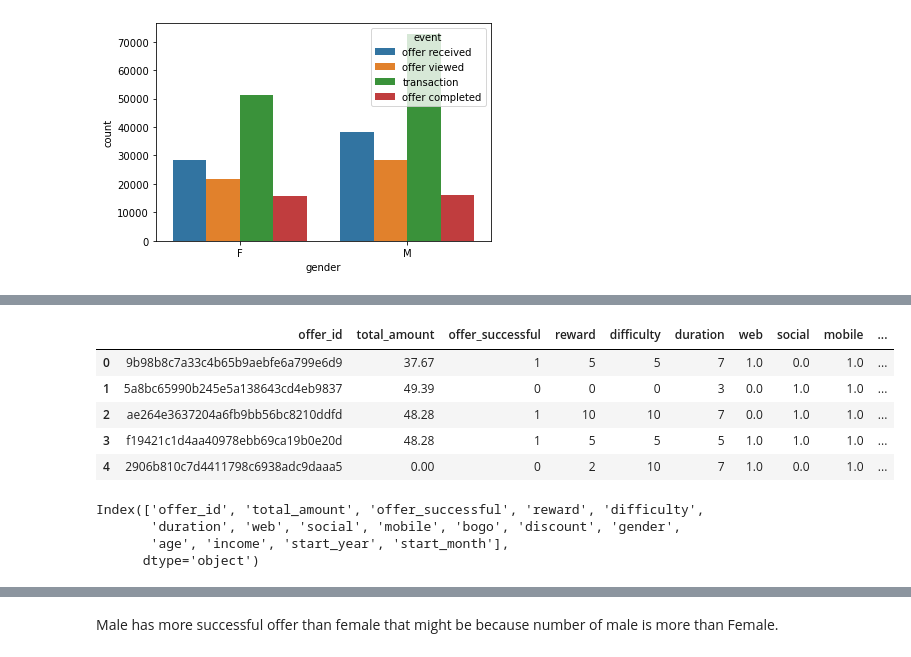
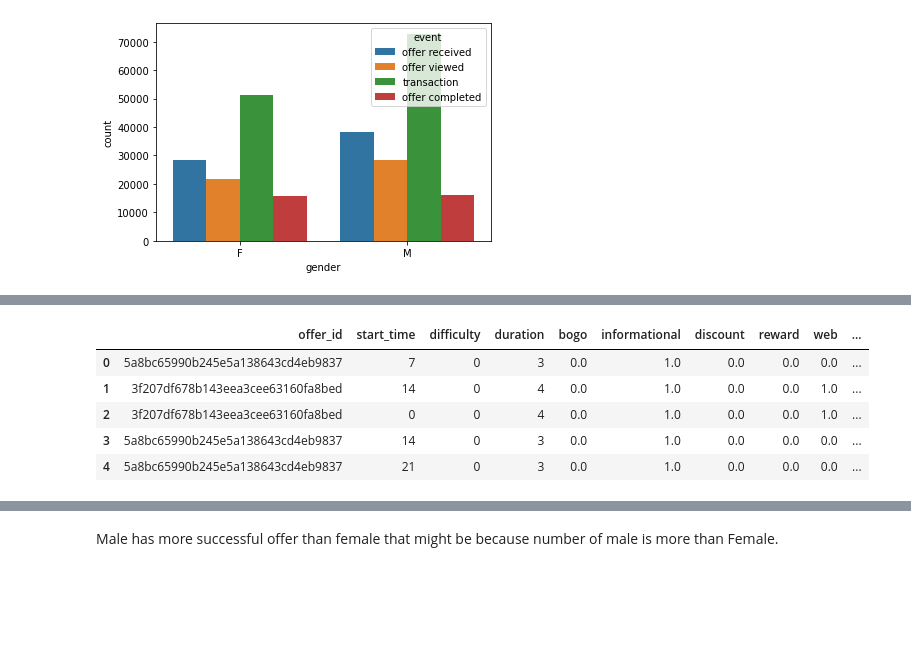
Before and after one commit to N-oti/DS-P4, a Jupyter notebook: Starbucks_Capstone_notebook.ipynb, the cells around one changed output, grey strips where cells are left out. Cells and saved outputs as stored; diff of their text form; code cells hidden in the pictures; blank space fills up the shorter version.

```diff
--- a/Starbucks_Capstone_notebook.ipynb
+++ b/Starbucks_Capstone_notebook.ipynb
@@ -999,3 +1029,0 @@ master_data.to_csv('master_data.csv',index=False)
-# %%
-#read the file this can be commit
-master_data=pd.read_csv('master_data.csv')
@@ -1001,0 +1035,3 @@ master_data=pd.read_csv('master_data.csv')
+# %%
+#create dataframe for bogo and discount
+master_data_other=master_data[master_data.informational != 1 ]
@@ -1001,0 +1204,3 @@ master_data=pd.read_csv('master_data.csv')
+# %%
+#create dataframe for informational offers
+master_data_info=master_data[master_data.informational == 1]
@@ -1001,0 +1298,3 @@ master_data=pd.read_csv('master_data.csv')
+# %%
+#let's combine master_data_info & master_data_other into one dataset
+master_data=pd.concat([customer_offers_info,customer_offers_other])
@@ -1021,26 +1324,13 @@ dtypes: float64(11), int64(7), object(3)
 memory usage: 10.7+ MB
 # %%
-#order column in master_data
-col_order=['offer_id','total_amount']
-col_order.extend([elem for elem in master_data.columns if elem not in col_order])
-
-mater_data=master_data[col_order]
-
 #drop un-necessary columns
-master_data=master_data.drop(columns=['time','member_id','email','informational','became_member_on'])
+master_data=master_data.drop(columns=['customer_id',])
 #check the master_data
 master_data.head()
 # %% [output]
-|  | offer_id | total_amount | offer_successful | reward | difficulty | duration | web | social | mobile | ... |
-| 0 | 9b98b8c7a33c4b65b9aebfe6a799e6d9 | 37.67 | 1 | 5 | 5 | 7 | 1.0 | 0.0 | 1.0 | ... |
-| 1 | 5a8bc65990b245e5a138643cd4eb9837 | 49.39 | 0 | 0 | 0 | 3 | 0.0 | 1.0 | 1.0 | ... |
-| 2 | ae264e3637204a6fb9bb56bc8210ddfd | 48.28 | 1 | 10 | 10 | 7 | 0.0 | 1.0 | 1.0 | ... |
-| 3 | f19421c1d4aa40978ebb69ca19b0e20d | 48.28 | 1 | 5 | 5 | 5 | 1.0 | 1.0 | 1.0 | ... |
-| 4 | 2906b810c7d4411798c6938adc9daaa5 | 0.00 | 0 | 2 | 10 | 7 | 1.0 | 0.0 | 1.0 | ... |
+|  | offer_id | start_time | difficulty | duration | bogo | informational | discount | reward | web | ... |
+| 0 | 5a8bc65990b245e5a138643cd4eb9837 | 7 | 0 | 3 | 0.0 | 1.0 | 0.0 | 0.0 | 0.0 | ... |
+| 1 | 3f207df678b143eea3cee63160fa8bed | 14 | 0 | 4 | 0.0 | 1.0 | 0.0 | 0.0 | 1.0 | ... |
+| 2 | 3f207df678b143eea3cee63160fa8bed | 0 | 0 | 4 | 0.0 | 1.0 | 0.0 | 0.0 | 1.0 | ... |
+| 3 | 5a8bc65990b245e5a138643cd4eb9837 | 14 | 0 | 3 | 0.0 | 1.0 | 0.0 | 0.0 | 0.0 | ... |
+| 4 | 5a8bc65990b245e5a138643cd4eb9837 | 21 | 0 | 3 | 0.0 | 1.0 | 0.0 | 0.0 | 0.0 | ... |
-# %%
-master_data.columns
-# %% [output]
-Index(['offer_id', 'total_amount', 'offer_successful', 'reward', 'difficulty',
-       'duration', 'web', 'social', 'mobile', 'bogo', 'discount', 'gender',
-       'age', 'income', 'start_year', 'start_month'],
-      dtype='object')
```
Also changed, not shown: parts of 120 cells of this notebook.
